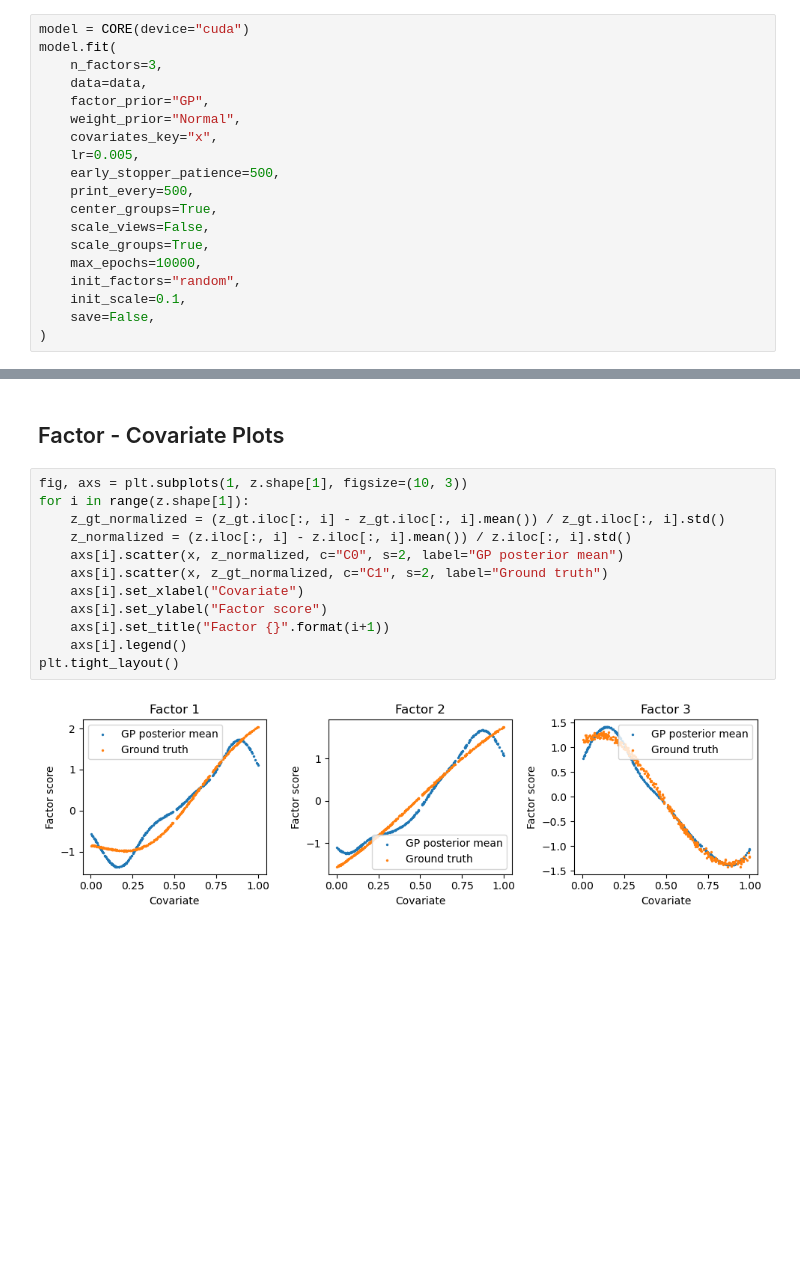
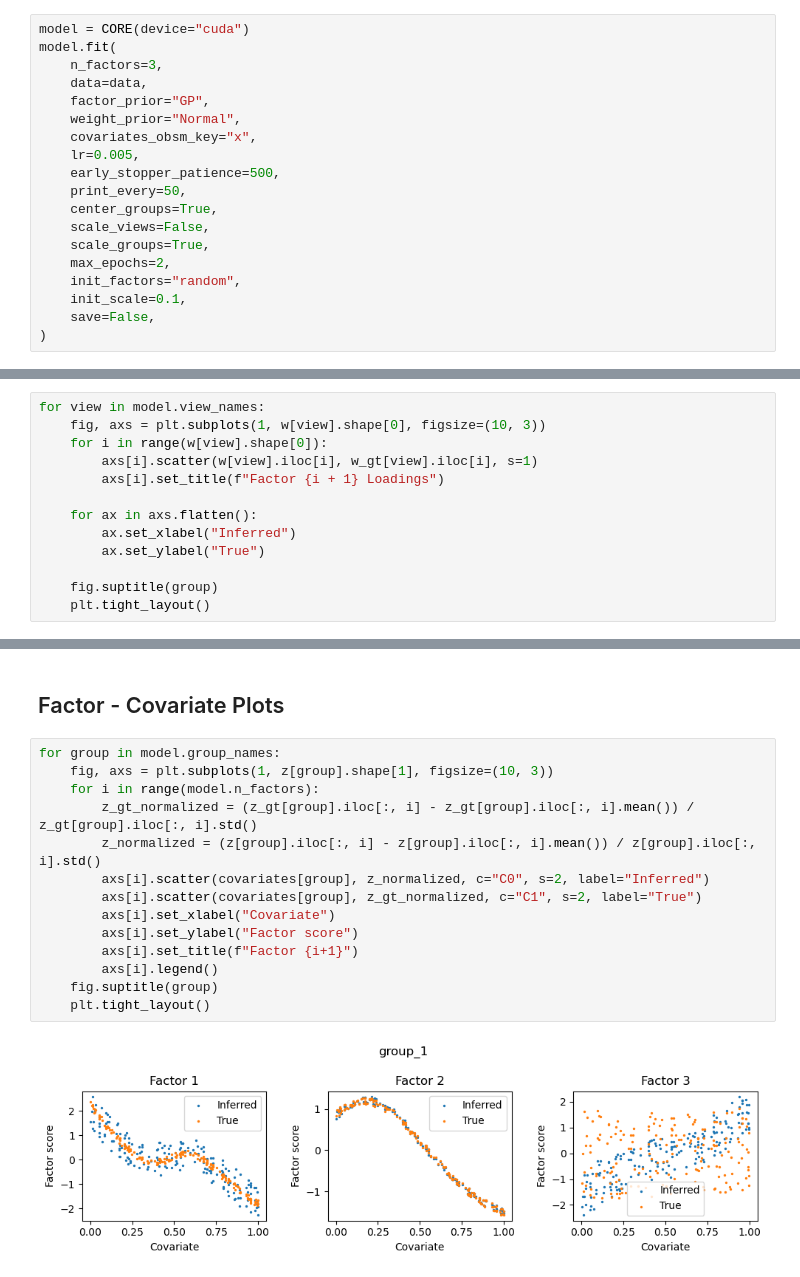
Before and after one commit to bioFAM/prismo, a Jupyter notebook: notebooks/synthetic/synthetic_gp_1d.ipynb, the cells around one changed output, grey strips where cells are left out. Saved outputs shown, nothing was run; the diff lists cells and outputs as text; blank space fills up the shorter version.

```diff
--- a/notebooks/synthetic/synthetic_gp_1d.ipynb
+++ b/notebooks/synthetic/synthetic_gp_1d.ipynb
@@ -31,14 +37,14 @@ model.fit(
     data=data,
     factor_prior="GP",
     weight_prior="Normal",
-    covariates_key="x",
+    covariates_obsm_key="x",
     lr=0.005,
     early_stopper_patience=500,
-    print_every=500,
+    print_every=50,
     center_groups=True,
     scale_views=False,
     scale_groups=True,
-    max_epochs=10000,
+    max_epochs=2,
     init_factors="random",
     init_scale=0.1,
     save=False,
@@ -114,0 +155,13 @@ plt.tight_layout()
+# %%
+for view in model.view_names:
+    fig, axs = plt.subplots(1, w[view].shape[0], figsize=(10, 3))
+    for i in range(w[view].shape[0]):
+        axs[i].scatter(w[view].iloc[i], w_gt[view].iloc[i], s=1)
+        axs[i].set_title(f"Factor {i + 1} Loadings")
+
+    for ax in axs.flatten():
+        ax.set_xlabel("Inferred")
+        ax.set_ylabel("True")
+
+    fig.suptitle(group)
+    plt.tight_layout()
@@ -115,16 +171,18 @@ plt.tight_layout()
 # %% [markdown]
 ## Factor - Covariate Plots
 # %%
-fig, axs = plt.subplots(1, z.shape[1], figsize=(10, 3))
-for i in range(z.shape[1]):
-    z_gt_normalized = (z_gt.iloc[:, i] - z_gt.iloc[:, i].mean()) / z_gt.iloc[:, i].std()
-    z_normalized = (z.iloc[:, i] - z.iloc[:, i].mean()) / z.iloc[:, i].std()
-    axs[i].scatter(x, z_normalized, c="C0", s=2, label="GP posterior mean")
-    axs[i].scatter(x, z_gt_normalized, c="C1", s=2, label="Ground truth")
-    axs[i].set_xlabel("Covariate")
-    axs[i].set_ylabel("Factor score")
-    axs[i].set_title("Factor {}".format(i+1))
-    axs[i].legend()
-plt.tight_layout()
+for group in model.group_names:
+    fig, axs = plt.subplots(1, z[group].shape[1], figsize=(10, 3))
+    for i in range(model.n_factors):
+        z_gt_normalized = (z_gt[group].iloc[:, i] - z_gt[group].iloc[:, i].mean()) / z_gt[group].iloc[:, i].std()
+        z_normalized = (z[group].iloc[:, i] - z[group].iloc[:, i].mean()) / z[group].iloc[:, i].std()
+        axs[i].scatter(covariates[group], z_normalized, c="C0", s=2, label="Inferred")
+        axs[i].scatter(covariates[group], z_gt_normalized, c="C1", s=2, label="True")
+        axs[i].set_xlabel("Covariate")
+        axs[i].set_ylabel("Factor score")
+        axs[i].set_title(f"Factor {i+1}")
+        axs[i].legend()
+    fig.suptitle(group)
+    plt.tight_layout()
 # %% [output]
-[figure, old version]
+[figure, new version]
```
Also changed, not shown: parts of 12 cells of this notebook, 15 other files.
